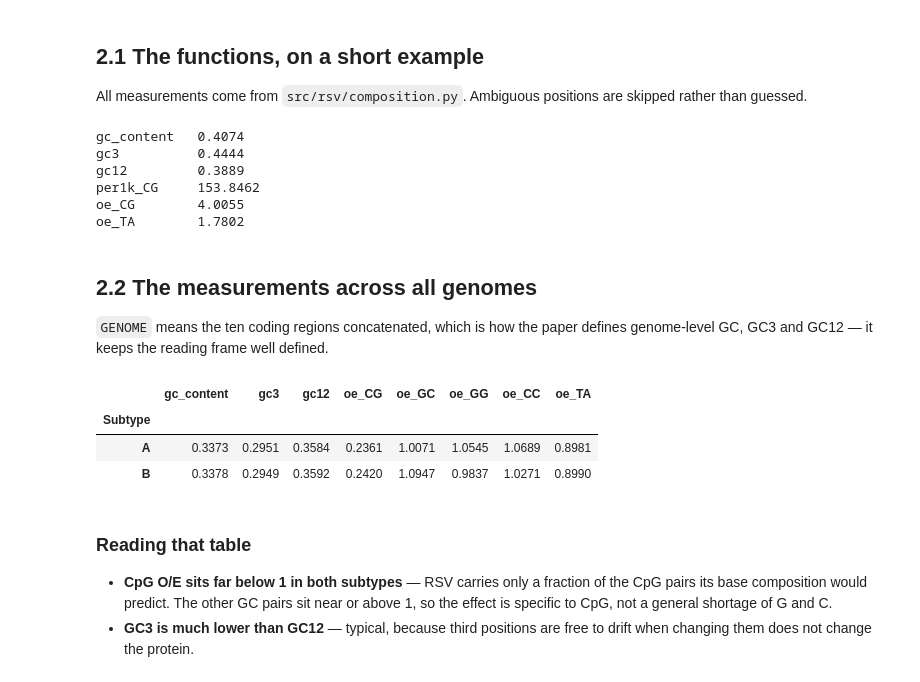
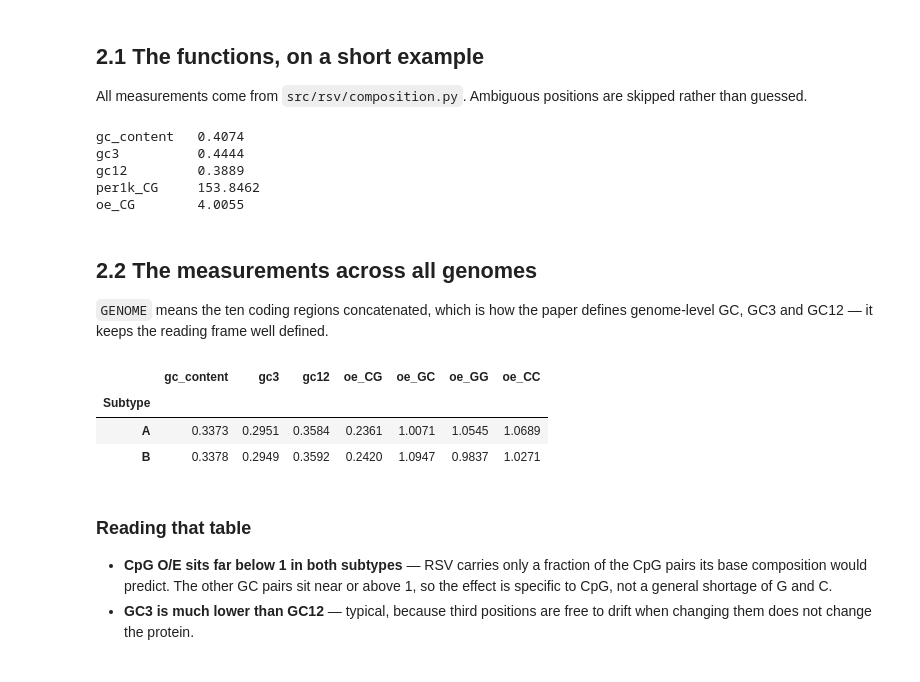
Before and after one commit to Wlimni/RSV, a Jupyter notebook: notebooks/02_features.ipynb, the cells around one changed output. Saved outputs shown, nothing was run; the diff lists cells and outputs as text; code cells hidden in the pictures.

```diff
--- a/notebooks/02_features.ipynb
+++ b/notebooks/02_features.ipynb
@@ -67,7 +66,7 @@ All measurements come from `src/rsv/composition.py`. Ambiguous positions are ski
 # %%
 demo = "ATGGCGTTAACGCGTAAATTACGATAG"
 f = composition.all_features(demo, coding=True)
-for k in ["gc_content", "gc3", "gc12", "per1k_CG", "oe_CG", "oe_TA"]:
+for k in ["gc_content", "gc3", "gc12", "per1k_CG", "oe_CG"]:
     print(f"{k:12s} {f[k]:.4f}")
 # %% [output]
 gc_content   0.4074
@@ -75,7 +74,6 @@ gc3          0.4444
 gc12         0.3889
 per1k_CG     153.8462
 oe_CG        4.0055
-oe_TA        1.7802
 # %% [markdown]
 ## 2.2  The measurements across all genomes
 
@@ -83,13 +81,13 @@ oe_TA        1.7802
 # %%
 g = pd.read_csv("../data/processed/rsv_gene_features.tsv", sep="\t")
 genome = g[g.gene == "GENOME"]
-cols = ["gc_content", "gc3", "gc12", "oe_CG", "oe_GC", "oe_GG", "oe_CC", "oe_TA"]
+cols = ["gc_content", "gc3", "gc12", "oe_CG", "oe_GC", "oe_GG", "oe_CC"]
 genome.groupby("Subtype")[cols].mean().round(4)
 # %% [output]
-|  | gc_content | gc3 | gc12 | oe_CG | oe_GC | oe_GG | oe_CC | oe_TA |
-| Subtype |  |  |  |  |  |  |  |  |
-| A | 0.3373 | 0.2951 | 0.3584 | 0.2361 | 1.0071 | 1.0545 | 1.0689 | 0.8981 |
-| B | 0.3378 | 0.2949 | 0.3592 | 0.2420 | 1.0947 | 0.9837 | 1.0271 | 0.8990 |
+|  | gc_content | gc3 | gc12 | oe_CG | oe_GC | oe_GG | oe_CC |
+| Subtype |  |  |  |  |  |  |  |
+| A | 0.3373 | 0.2951 | 0.3584 | 0.2361 | 1.0071 | 1.0545 | 1.0689 |
+| B | 0.3378 | 0.2949 | 0.3592 | 0.2420 | 1.0947 | 0.9837 | 1.0271 |
 # %% [markdown]
 ### Reading that table
 
```
Also changed, not shown: parts of 3 cells of this notebook, 24 other files.
